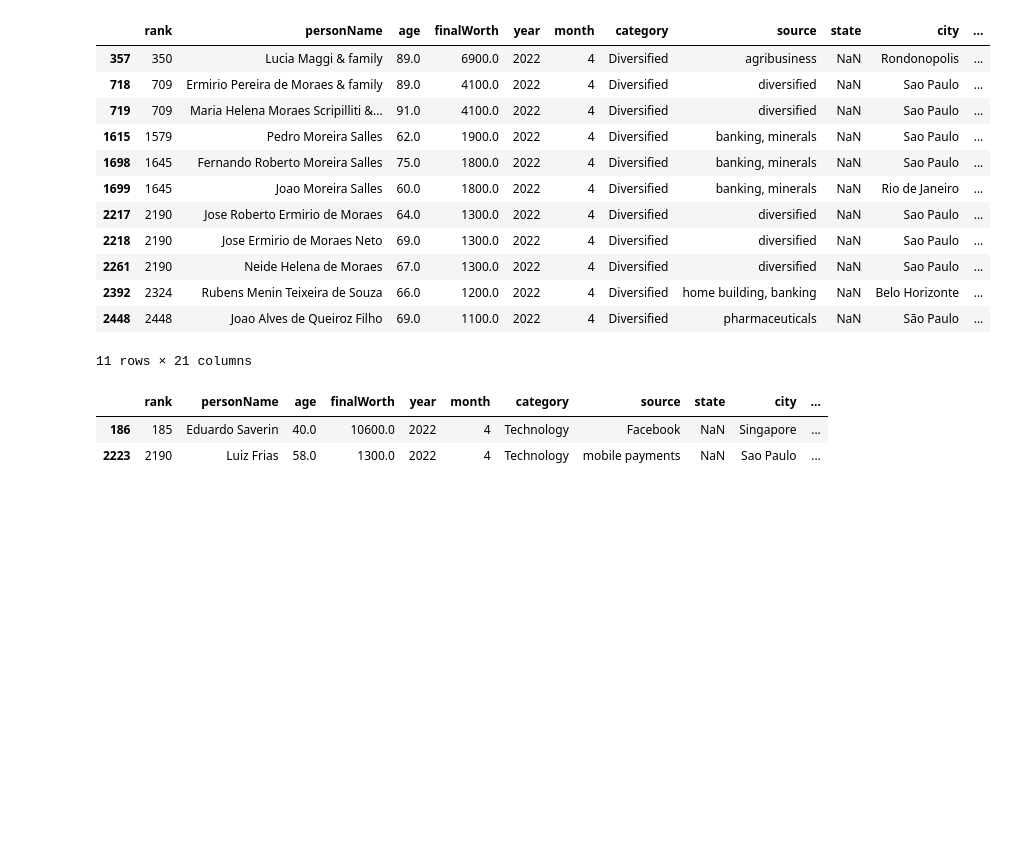
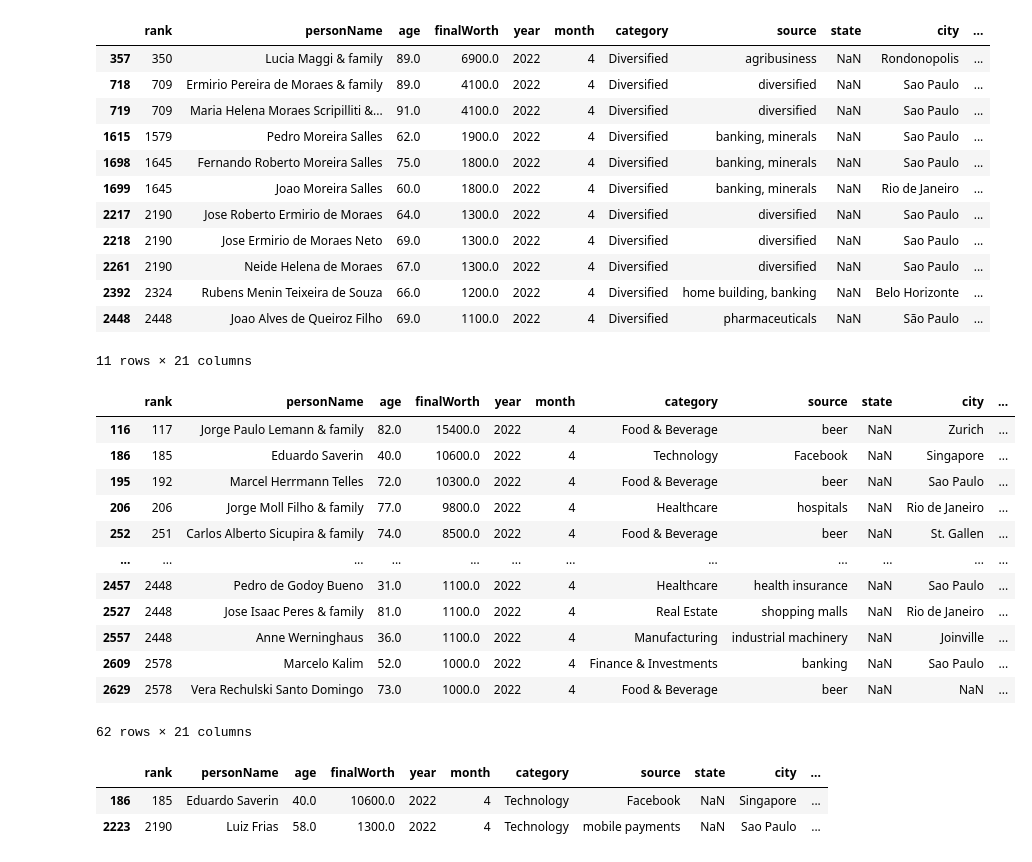
Before and after one commit to yagofellipe/Forbes-Top-100-, a Jupyter notebook: top.ipynb, the cells around one changed output. Drawn from its saved outputs; the diff is of its cells as text; code cells hidden in the pictures; blank space fills up the shorter version.

```diff
--- a/top.ipynb
+++ b/top.ipynb
@@ -180,6 +219,23 @@ df_bra_tech
 | 2392 | 2324 | Rubens Menin Teixeira de Souza | 66.0 | 1200.0 | 2022 | 4 | Diversified | home building, banking | NaN | Belo Horizonte | ... |
 | 2448 | 2448 | Joao Alves de Queiroz Filho | 69.0 | 1100.0 | 2022 | 4 | Diversified | pharmaceuticals | NaN | São Paulo | ... |
 11 rows × 21 columns
+# %%
+#Relação de bilionários no Brasil
+df_brasil
+# %% [output]
+|  | rank | personName | age | finalWorth | year | month | category | source | state | city | ... |
+| 116 | 117 | Jorge Paulo Lemann & family | 82.0 | 15400.0 | 2022 | 4 | Food & Beverage | beer | NaN | Zurich | ... |
+| 186 | 185 | Eduardo Saverin | 40.0 | 10600.0 | 2022 | 4 | Technology | Facebook | NaN | Singapore | ... |
+| 195 | 192 | Marcel Herrmann Telles | 72.0 | 10300.0 | 2022 | 4 | Food & Beverage | beer | NaN | Sao Paulo | ... |
+| 206 | 206 | Jorge Moll Filho & family | 77.0 | 9800.0 | 2022 | 4 | Healthcare | hospitals | NaN | Rio de Janeiro | ... |
+| 252 | 251 | Carlos Alberto Sicupira & family | 74.0 | 8500.0 | 2022 | 4 | Food & Beverage | beer | NaN | St. Gallen | ... |
+| ... | ... | ... | ... | ... | ... | ... | ... | ... | ... | ... | ... |
+| 2457 | 2448 | Pedro de Godoy Bueno | 31.0 | 1100.0 | 2022 | 4 | Healthcare | health insurance | NaN | Sao Paulo | ... |
+| 2527 | 2448 | Jose Isaac Peres & family | 81.0 | 1100.0 | 2022 | 4 | Real Estate | shopping malls | NaN | Rio de Janeiro | ... |
+| 2557 | 2448 | Anne Werninghaus | 36.0 | 1100.0 | 2022 | 4 | Manufacturing | industrial machinery | NaN | Joinville | ... |
+| 2609 | 2578 | Marcelo Kalim | 52.0 | 1000.0 | 2022 | 4 | Finance & Investments | banking | NaN | Sao Paulo | ... |
+| 2629 | 2578 | Vera Rechulski Santo Domingo | 73.0 | 1000.0 | 2022 | 4 | Food & Beverage | beer | NaN | NaN | ... |
+62 rows × 21 columns
 # %%
 #Relação de pessoas no Brasil de Tech
 df_bra_tech = df[(df.countryOfCitizenship=='Brazil') & (df.category=='Technology')]
```
Also changed, not shown: parts of 3 cells of this notebook.
